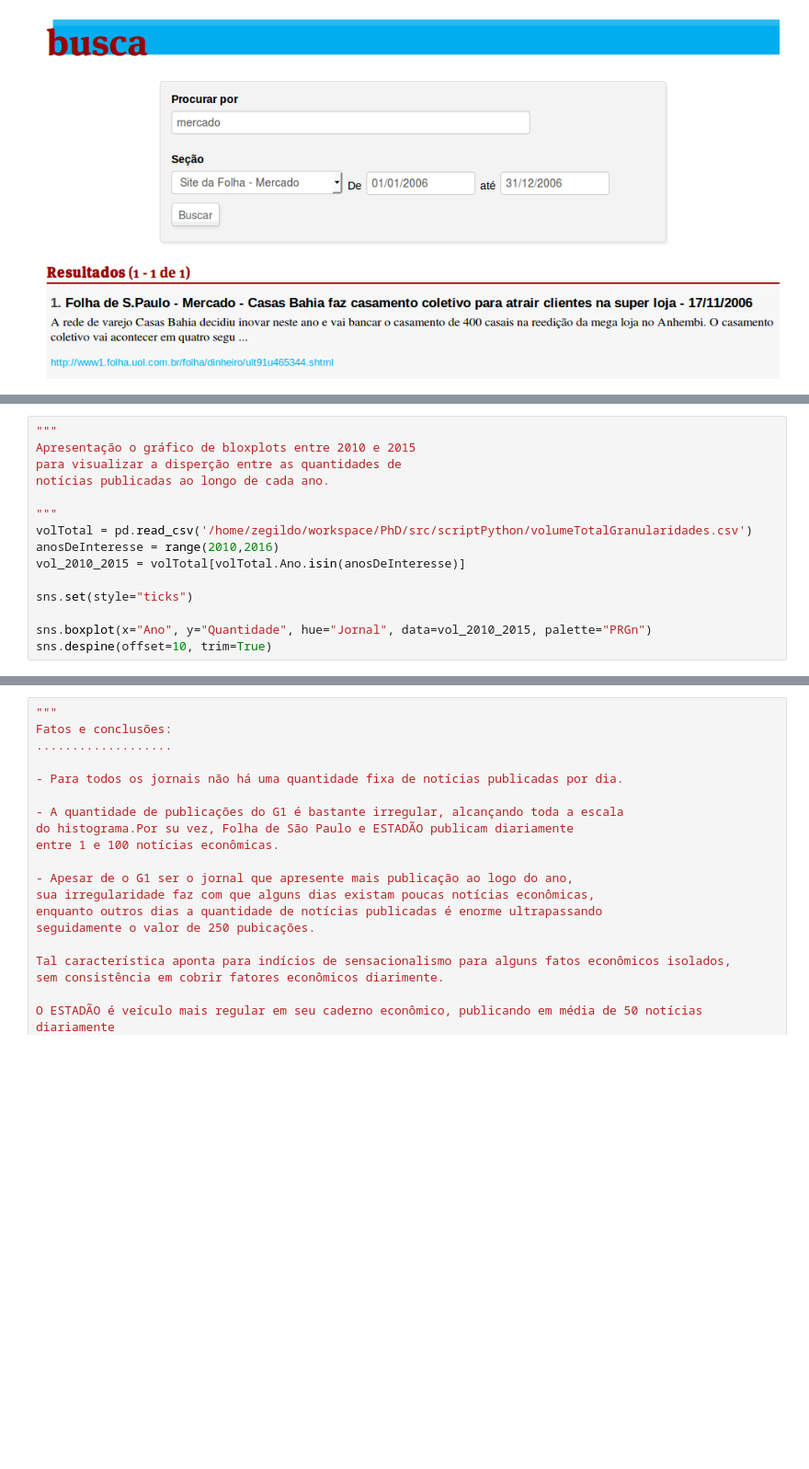
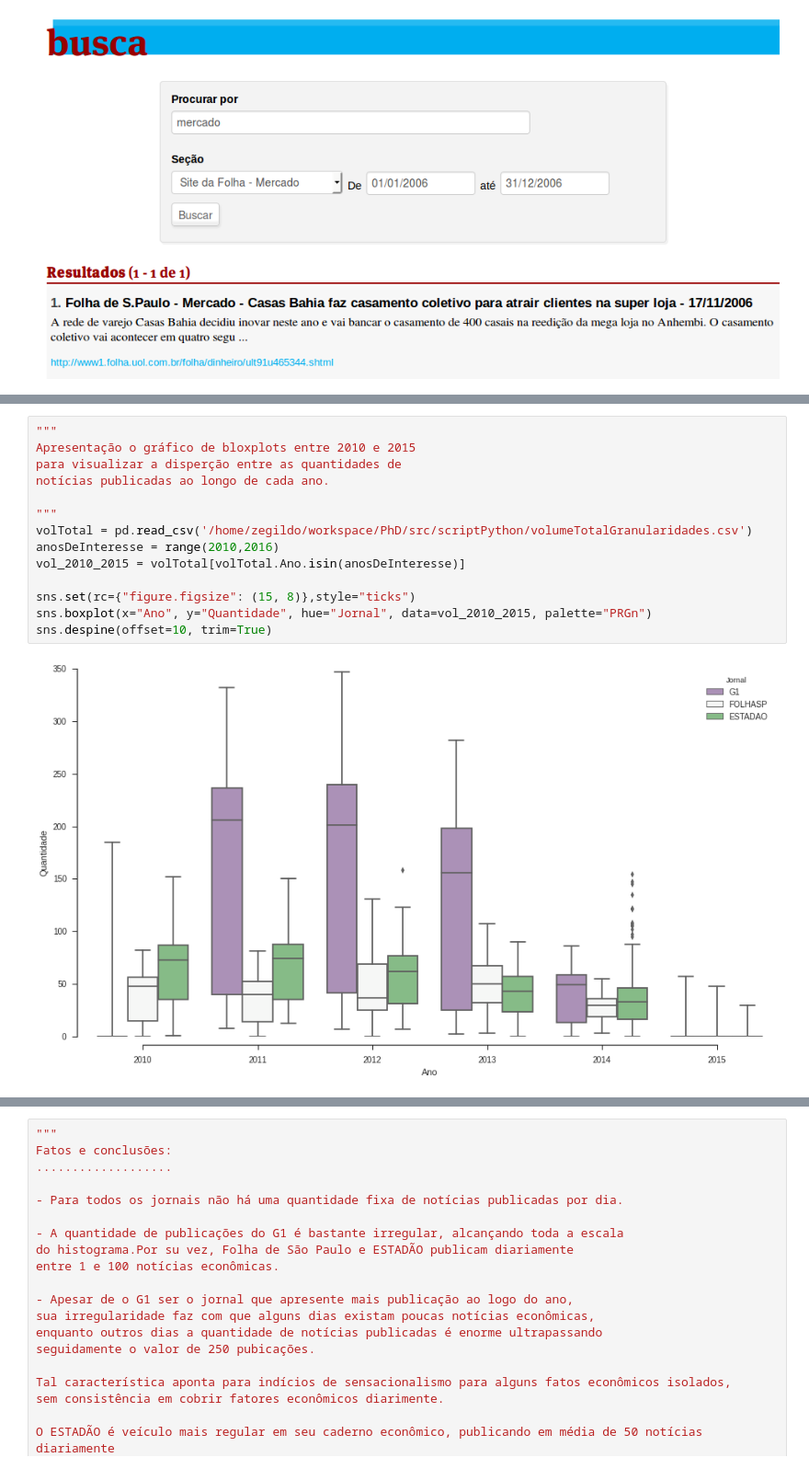
Before and after one commit to zegildo/PhD, a Jupyter notebook: src/scriptPython/TestingSeaborn.ipynb, the cells around one changed output, grey strips where cells are left out. Shown at 92% size. Cells and saved outputs as stored; diff of their text form; blank space fills up the shorter version.

```diff
--- a/src/scriptPython/TestingSeaborn.ipynb
+++ b/src/scriptPython/TestingSeaborn.ipynb
@@ -158,15 +216,16 @@ sns.distplot(quantidade, hist=True);
 # %%
 """
 Apresentação o gráfico de bloxplots entre 2010 e 2015
 para visualizar a disperção entre as quantidades de
 notícias publicadas ao longo de cada ano.
 
 """
 volTotal = pd.read_csv('/home/zegildo/workspace/PhD/src/scriptPython/volumeTotalGranularidades.csv')
 anosDeInteresse = range(2010,2016)
 vol_2010_2015 = volTotal[volTotal.Ano.isin(anosDeInteresse)]
 
-sns.set(style="ticks")
-
+sns.set(rc={"figure.figsize": (15, 8)},style="ticks")
 sns.boxplot(x="Ano", y="Quantidade", hue="Jornal", data=vol_2010_2015, palette="PRGn")
 sns.despine(offset=10, trim=True)
+# %% [output]
+[figure, added]
```
Also changed, not shown: parts of 40 cells of this notebook, 1 other file.
